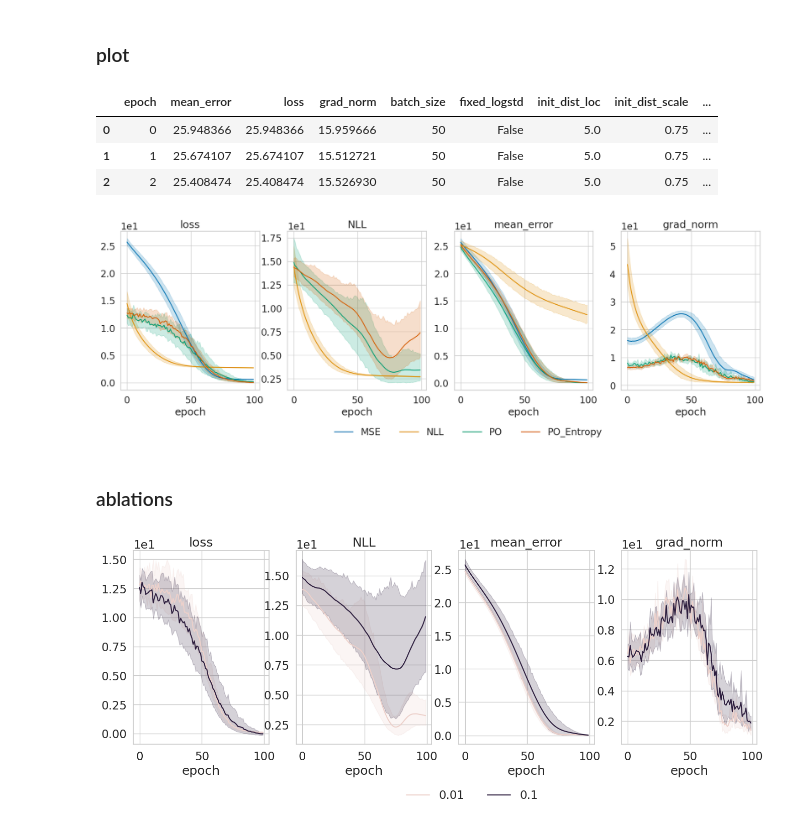
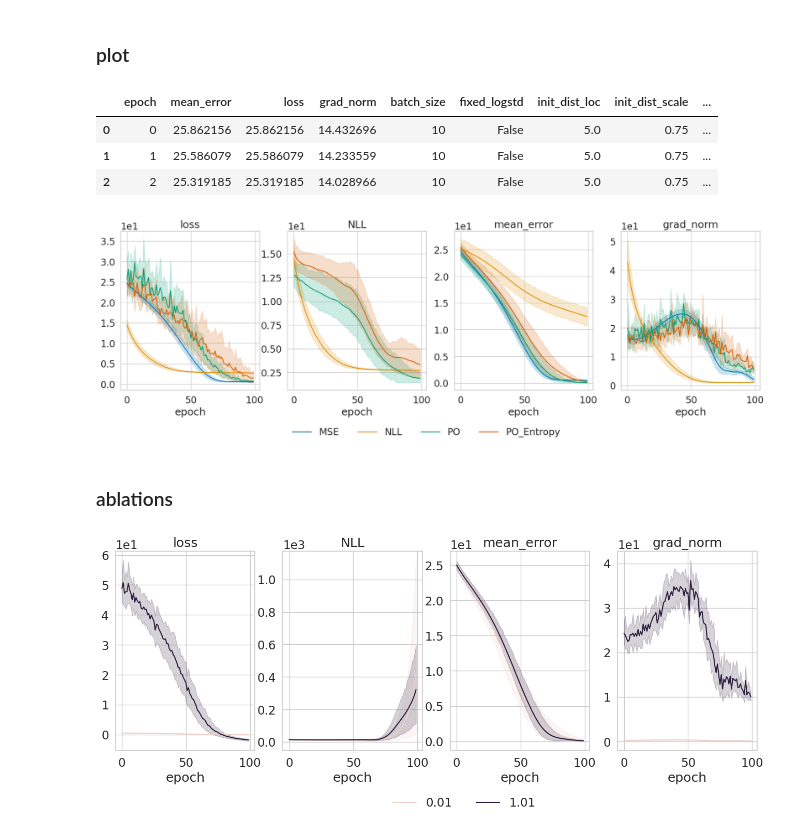
Before and after one commit to gabrielsinger2/nll_to_po, a Jupyter notebook: notebook/test_theory.ipynb, the cells around one changed output. Drawn from its saved outputs; the diff is of its cells as text; code cells hidden in the pictures.

```diff
--- a/notebook/test_theory.ipynb
+++ b/notebook/test_theory.ipynb
@@ -45,7 +46,7 @@ fixed_logstd: bool = False
 # Data generating dist q
 init_dist_loc: float = 5.0
 init_dist_scale: float = 0.75
-init_dist_n_samples: int = 50
+init_dist_n_samples: int = 10
 # %% [markdown]
 ### MSE
 # %%
@@ -245,8 +246,12 @@ for _ in range(n_experiments):
         train_dataset, batch_size=batch_size, shuffle=True
     )
 
+    # Define reward function
+    reward_fn = R.Mahalanobis(matrix=torch.eye(output_dim))
+
     # Define the loss function
     loss_function = L.PO(
+        reward_fn=reward_fn,
         n_generations=n_generations,
         use_rsample=use_rsample,
         reward_transform=reward_transform,
@@ -328,7 +333,7 @@ config:
 n_generations = 5
 use_rsample = False
 reward_transform = "normalize"
-entropy_weight = 0.01
+entropy_weight = 0.1
 
 for _ in range(n_experiments):
     policy = MLPPolicy(input_dim, output_dim, hidden_sizes, fixed_logstd)
@@ -346,8 +351,12 @@ for _ in range(n_experiments):
         train_dataset, batch_size=batch_size, shuffle=True
     )
 
+    # Define reward function
+    reward_fn = R.Mahalanobis(matrix=torch.eye(output_dim))
+
     # Define the loss function
     loss_function = L.PO_Entropy(
+        reward_fn=reward_fn,
         n_generations=n_generations,
         use_rsample=use_rsample,
         reward_transform=reward_transform,
@@ -432,9 +441,9 @@ df_all = pd.concat(df_list, ignore_index=True)
 df_all.head(3)
 # %% [output]
 |  | epoch | mean_error | loss | grad_norm | batch_size | fixed_logstd | init_dist_loc | init_dist_scale | ... |
-| 0 | 0 | 25.948366 | 25.948366 | 15.959666 | 50 | False | 5.0 | 0.75 | ... |
-| 1 | 1 | 25.674107 | 25.674107 | 15.512721 | 50 | False | 5.0 | 0.75 | ... |
-| 2 | 2 | 25.408474 | 25.408474 | 15.526930 | 50 | False | 5.0 | 0.75 | ... |
+| 0 | 0 | 25.862156 | 25.862156 | 14.432696 | 10 | False | 5.0 | 0.75 | ... |
+| 1 | 1 | 25.586079 | 25.586079 | 14.233559 | 10 | False | 5.0 | 0.75 | ... |
+| 2 | 2 | 25.319185 | 25.319185 | 14.028966 | 10 | False | 5.0 | 0.75 | ... |
 # %%
 fig, ax = plt.subplots(1, 4, figsize=(20, 5))
 for i, metric in enumerate(["loss", "NLL", "mean_error", "grad_norm"]):
@@ -449,10 +458,10 @@ for i, metric in enumerate(["loss", "NLL", "mean_error", "grad_norm"]):
     ax[i].set_ylabel(None)
     ax[i].set_title(metric)
     ax[i].ticklabel_format(axis="y", style="sci", scilimits=(0, 1))
-ax[0].legend(bbox_to_anchor=(2.5, -0.35), loc="lower center", ncol=4, frameon=False)
+ax[0].legend(bbox_to_anchor=(2.2, -0.35), loc="lower center", ncol=4, frameon=False)
 plt.show()
 # %% [output]
-[figure, old version]
+[figure, new version]
 # %% [markdown]
 ### ablations
 # %%
@@ -497,13 +506,13 @@ def plot_ablation(
 # %%
 plot_ablation(
     df=df_all,
     hue_variable="entropy_weight",
     style_variable=None,
     loss_type_list=["PO_Entropy"],
     use_rsample_list=[],
     n_generations_list=[],
-    entropy_weight_list=[0.1, 0.01],
+    entropy_weight_list=[0.01, 1.01],
     reward_transform_list=[],
 )
 # %% [output]
-[figure, old version]
+[figure, new version]
```
Also changed, not shown: parts of 5 cells of this notebook.
